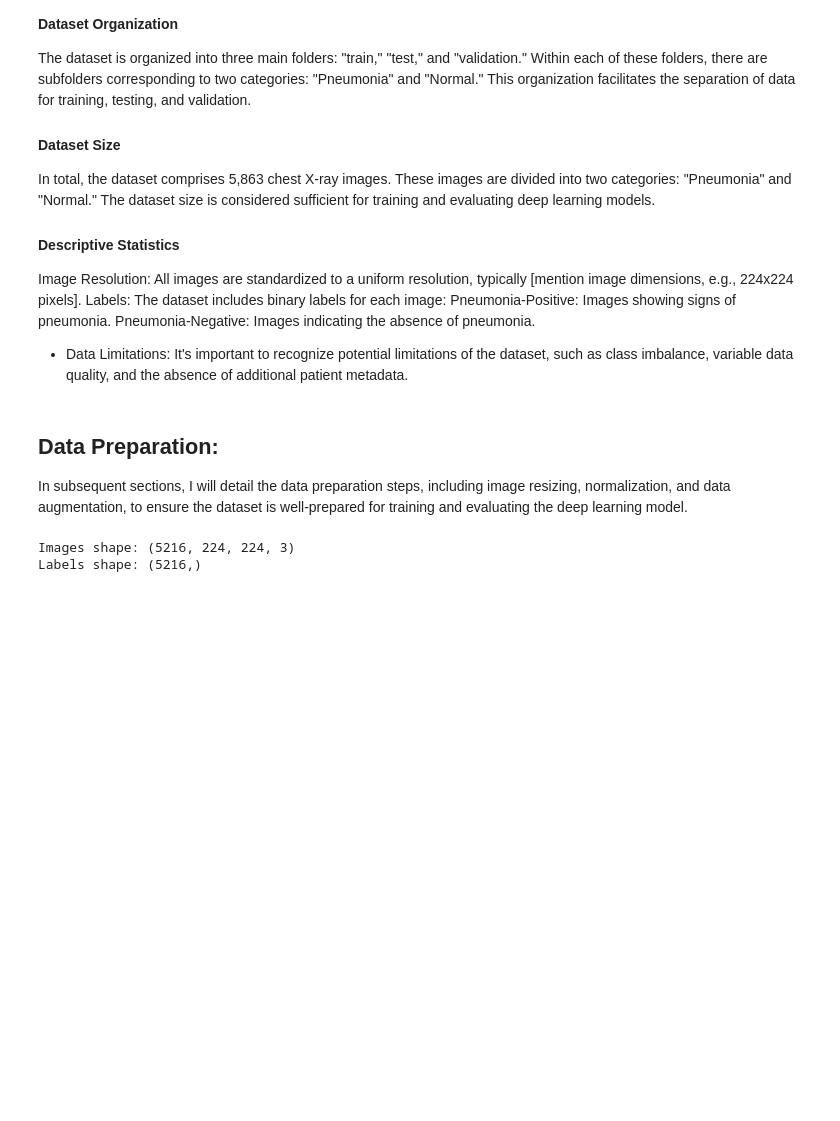
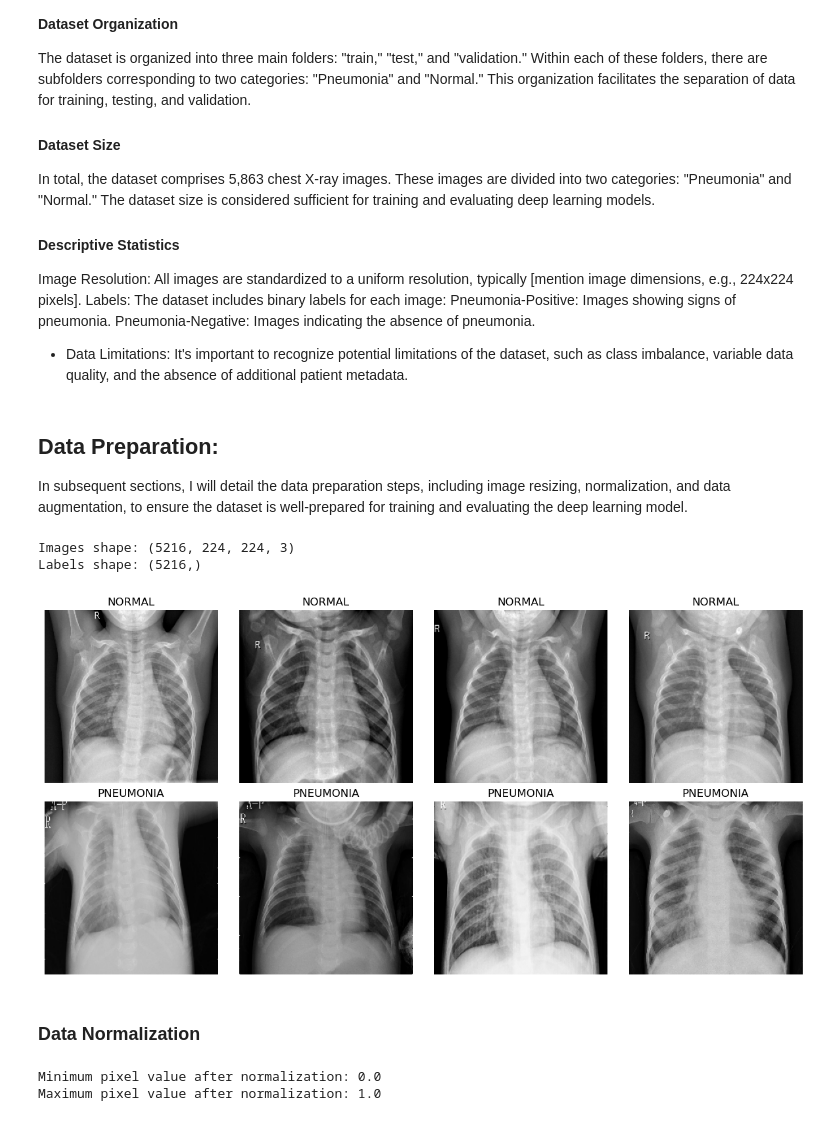
Before and after one commit to Ivan3864/Pneumonia-Detection, a Jupyter notebook: notebook.ipynb, the cells around one changed output. Cells and saved outputs as stored; diff of their text form; code cells hidden in the pictures; blank space fills up the shorter version.

Commit message:
Data normalization

```diff
--- a/notebook.ipynb
+++ b/notebook.ipynb
@@ -135,3 +135,40 @@ print("Labels shape:", labels.shape)
 # %% [output]
 Images shape: (5216, 224, 224, 3)
 Labels shape: (5216,)
+# %%
+# Display sample images from the dataset
+plt.figure(figsize=(12, 6))
+
+# Display NORMAL images
+for i in range(4):
+    plt.subplot(2, 4, i + 1)
+    plt.imshow(images[i])
+    plt.title("NORMAL")
+    plt.axis('off')
+
+# Display PNEUMONIA images
+for i in range(4):
+    plt.subplot(2, 4, i + 5)
+    plt.imshow(images[len(images) // 2 + i])  # Display images from the second half of the list (PNEUMONIA)
+    plt.title("PNEUMONIA")
+    plt.axis('off')
+
+plt.tight_layout()
+plt.show()
+# %% [output]
+[figure, added]
+# %% [markdown]
+### Data Normalization
+# %%
+# We are scaling the pixel values of the images to a range between 0 and 1 for better model convergence.
+
+# Normalize the pixel values by dividing them by 255.0 (maximum pixel value)
+images = images / 255.0
+
+# Verify the data range after normalization
+# The minimum pixel value after normalization should be 0, and the maximum should be 1.
+print("Minimum pixel value after normalization:", np.min(images))
+print("Maximum pixel value after normalization:", np.max(images))
+# %% [output]
+Minimum pixel value after normalization: 0.0
+Maximum pixel value after normalization: 1.0
```
Also changed, not shown: 4 other files.
